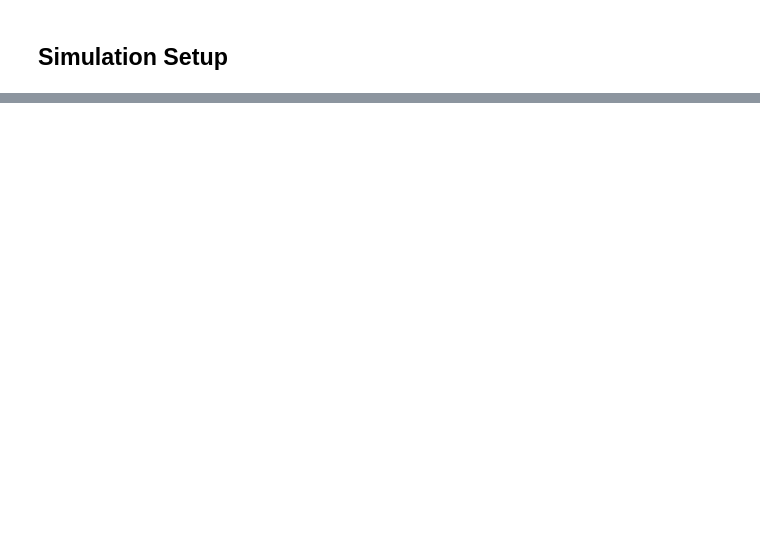
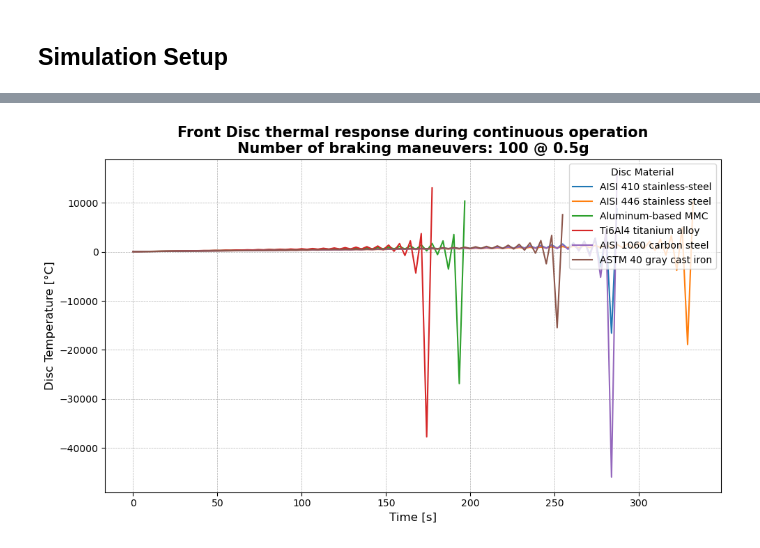
Before and after one commit to LHRIC/Brakes-Thermal-Model, a Jupyter notebook: Braking_Simulation.ipynb, the cells around one changed output, grey strips where cells are left out. Cells and saved outputs as stored; diff of their text form; code cells hidden in the pictures; blank space fills up the shorter version.

Commit message:
breaking sim initial graph

```diff
--- a/Braking_Simulation.ipynb
+++ b/Braking_Simulation.ipynb
@@ -71,0 +147,5 @@ S_d = np.pi * (r_disc**2 - (r_disc - h_pad)**2) - N_holes * (np.pi * (d_holes /
+# %%
+
+Ef = 0.5 * Brake_bias * ((m / 2) * (V_i**2 - V_f**2) - 0.5 * 1.16 * Cx * S_car * ((V_i + V_f) / 2)**2 * d_stop) + \
+     (I / 2) * (omega_i**2 - omega_f**2)
+Ef
@@ -328,11 +270,0 @@ for mat in range(n_materials):
-# %%
-time = np.linspace(0, (t_stop + t_cool) * n, 2 * n)
-plt.figure(figsize=(10, 6))
-for mat in range(n_materials):
-    plt.plot(time, T_disc_mat[mat, :] - 273.15, label=f'Material {mat+1}')
-plt.xlabel('Time [s]')
-plt.ylabel('Disc Temperature [°C]')
-plt.title('Front Disc Thermal Response during Continuous Braking')
-plt.legend(loc='upper right')
-plt.grid(True)
-plt.show()
@@ -340,0 +350,30 @@ plt.show()
+# %%
+time = np.linspace(0, (t_stop + t_cool) * n, 2 * n)
+
+# Plotting the results
+plt.figure(figsize=(10, 6))
+
+# Plot each material's temperature curve
+for i, material in enumerate(['AISI 410 stainless-steel', 'AISI 446 stainless steel',
+                              'Aluminum-based MMC', 'Ti6Al4 titanium alloy',
+                              'AISI 1060 carbon steel', 'ASTM 40 gray cast iron']):
+    plt.plot(time, T_disc_mat[i] - 273.15, label=material)
+
+# Formatting
+plt.grid(True, which='both', linestyle='--', linewidth=0.5)
+plt.xlabel('Time [s]', fontsize=12)
+plt.ylabel('Disc Temperature [°C]', fontsize=12)
+
+# Title and subtitle
+plottitle = 'Front Disc thermal response during continuous operation'
+subtitle = f'Number of braking maneuvers: {n} @ {Decel_avg/9.81:.1f}g'
+plt.title(f'{plottitle}\n{subtitle}', fontsize=15, fontweight='bold', color='black')
+
+# Legend
+plt.legend(title='Disc Material', loc='upper right', fontsize=10)
+
+# Display the plot
+plt.tight_layout()
+plt.show()
+# %% [output]
+[figure, added]
```
Also changed, not shown: parts of 22 cells of this notebook.
